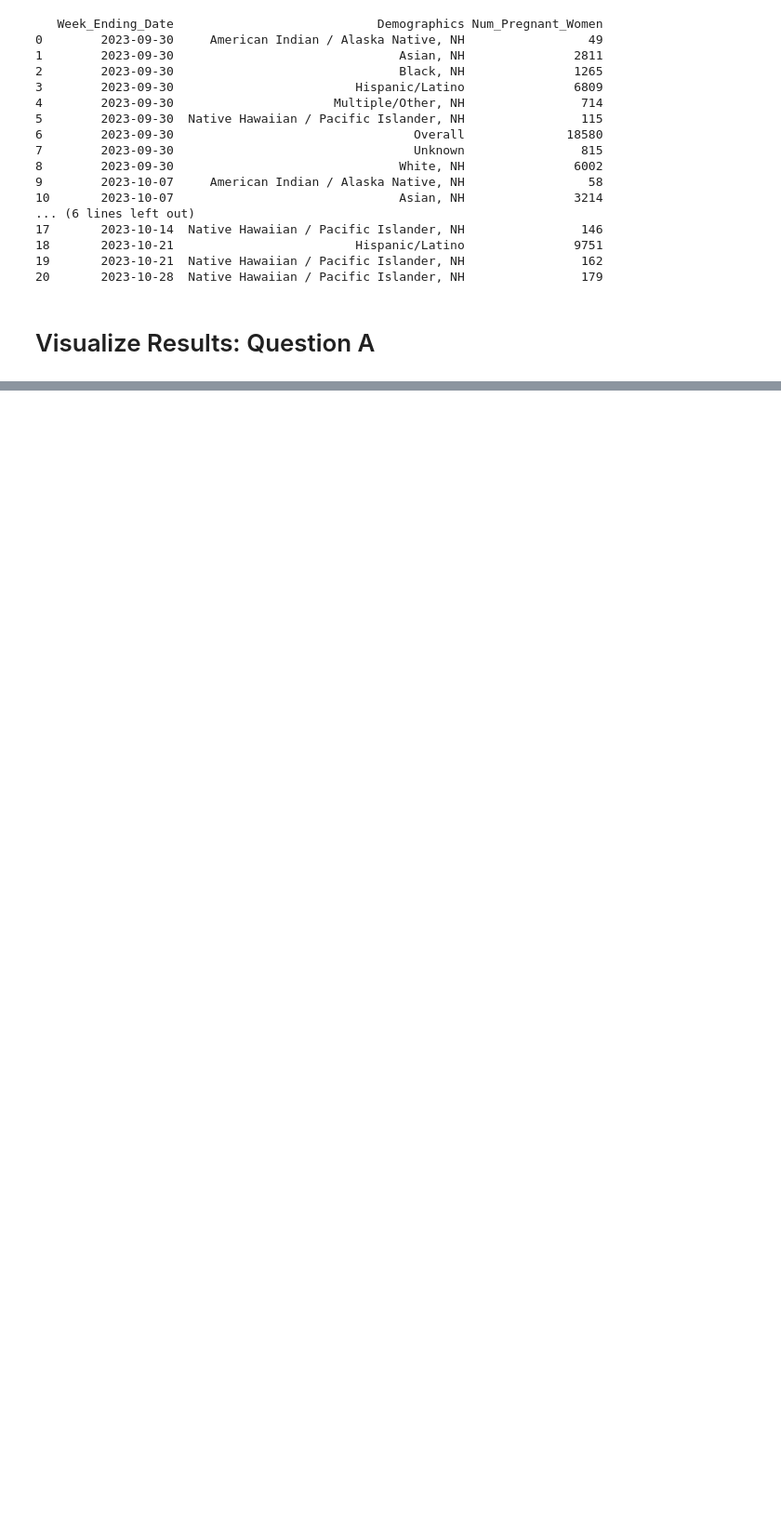
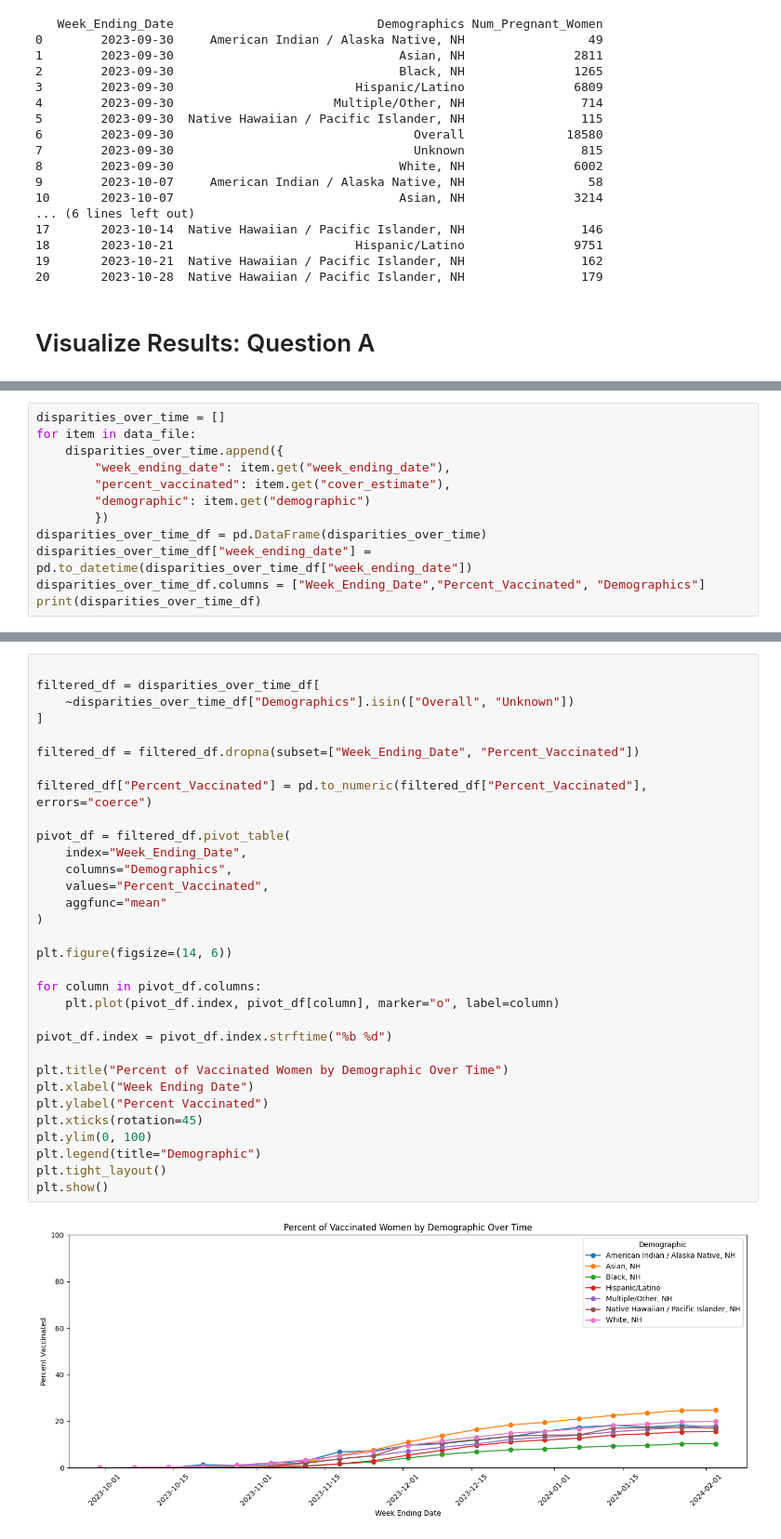
Before and after one commit to AipuAmeh/final-project-aipub, a Jupyter notebook: main.ipynb, the cells around one changed output, grey strips where cells are left out. Shown at 93% size. Cells and saved outputs as stored; diff of their text form; blank space fills up the shorter version.

```diff
--- a/main.ipynb
+++ b/main.ipynb
@@ -99,0 +102,12 @@ plt.show()
+# %%
+disparities_over_time = []
+for item in data_file:
+    disparities_over_time.append({
+        "week_ending_date": item.get("week_ending_date"),
+        "percent_vaccinated": item.get("cover_estimate"),
+        "demographic": item.get("demographic")
+        })
+disparities_over_time_df = pd.DataFrame(disparities_over_time)
+disparities_over_time_df["week_ending_date"] = pd.to_datetime(disparities_over_time_df["week_ending_date"])
+disparities_over_time_df.columns = ["Week_Ending_Date","Percent_Vaccinated", "Demographics"]
+print(disparities_over_time_df)
@@ -99,0 +134,34 @@ plt.show()
+# %%
+
+filtered_df = disparities_over_time_df[
+    ~disparities_over_time_df["Demographics"].isin(["Overall", "Unknown"])
+]
+
+filtered_df = filtered_df.dropna(subset=["Week_Ending_Date", "Percent_Vaccinated"])
+
+filtered_df["Percent_Vaccinated"] = pd.to_numeric(filtered_df["Percent_Vaccinated"], errors="coerce")
+
+pivot_df = filtered_df.pivot_table(
+    index="Week_Ending_Date",
+    columns="Demographics",
+    values="Percent_Vaccinated",
+    aggfunc="mean"
+)
+
+plt.figure(figsize=(14, 6))
+
+for column in pivot_df.columns:
+    plt.plot(pivot_df.index, pivot_df[column], marker="o", label=column)
+
+pivot_df.index = pivot_df.index.strftime("%b %d")
+
+plt.title("Percent of Vaccinated Women by Demographic Over Time")
+plt.xlabel("Week Ending Date")
+plt.ylabel("Percent Vaccinated")
+plt.xticks(rotation=45)
+plt.ylim(0, 100)
+plt.legend(title="Demographic")
+plt.tight_layout()
+plt.show()
+# %% [output]
+[figure, added]
```
Also changed, not shown: parts of 4 cells of this notebook, 1 other file.
